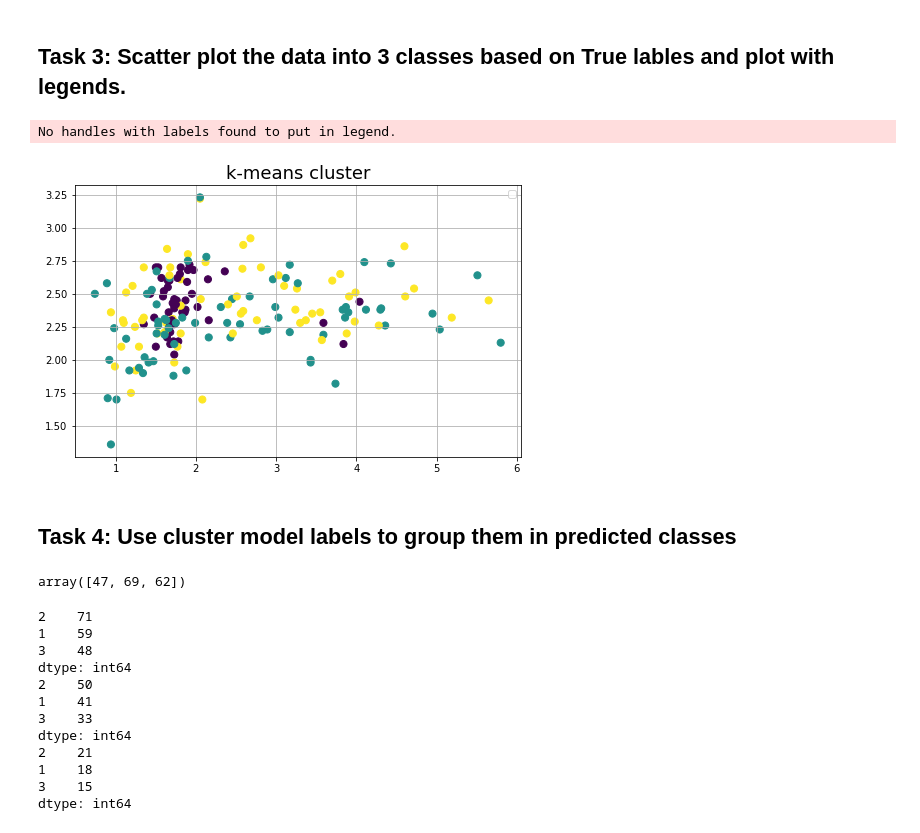
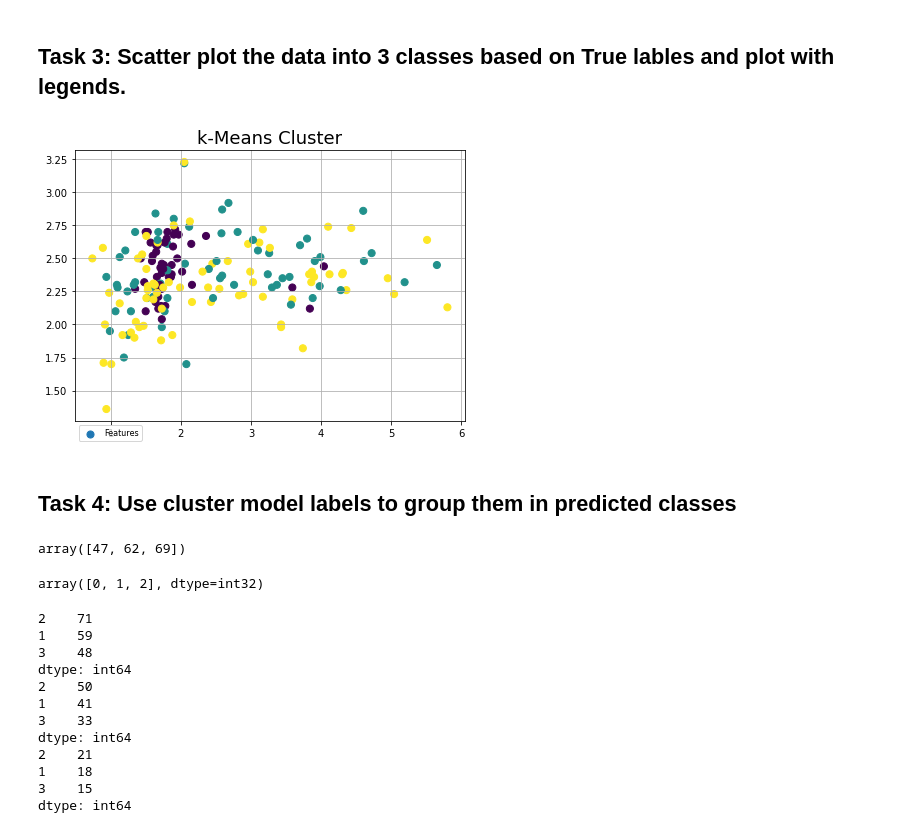
Before and after one commit to Sreelakshmim6/Personal-Projects, a Jupyter notebook: Lab_6/Lab6_Exercise.ipynb, the cells around one changed output. Drawn from its saved outputs; the diff is of its cells as text; code cells hidden in the pictures.

```diff
--- a/Lab_6/Lab6_Exercise.ipynb
+++ b/Lab_6/Lab6_Exercise.ipynb
@@ -313,0 +319,22 @@ URLError: ignored
+# %%
+import pandas as pd
+import numpy as np
+import warnings
+
+warnings.filterwarnings('ignore')
+
+df_wine = pd.read_csv('/content/drive/MyDrive/Wine.csv',header=None)
+
+# if the Wine dataset is temporarily unavailable from the
+# UCI machine learning repository, un-comment the following line
+# of code to load the dataset from a local path:
+
+# df_wine = pd.read_csv('wine.data', header=None)
+
+df_wine.columns = ['Class label', 'Alcohol', 'Malic acid', 'Ash',
+                   'Alcalinity of ash', 'Magnesium', 'Total phenols',
+                   'Flavanoids', 'Nonflavanoid phenols', 'Proanthocyanins',
+                   'Color intensity', 'Hue',
+                   'OD280/OD315 of diluted wines', 'Proline']
+
+df_wine.head()
@@ -365,28 +405,32 @@ Silhouette Coefficient: 0.571
 ## Task 3: Scatter plot the data into 3 classes based on True lables and plot with legends.
 # %%
 from sklearn.impute import SimpleImputer
-imputer = SimpleImputer(missing_values = np.nan, strategy = 'mean',verbose=0)
-imputer = imputer.fit(x.iloc[:, 1:3])
-x.iloc[:, 1:3] = imputer.transform(x.iloc[:, 1:3])
+imp = SimpleImputer(missing_values = np.nan, strategy = 'mean',verbose=0)
+imp = imp.fit(x.iloc[:, 1:3])
+x.iloc[:, 1:3] = imp.transform(x.iloc[:, 1:3])
 # %%
-plt.figure(figsize=(8,5))
-plt.title("k-means cluster", fontsize=18)
+plt.figure(figsize=(7,5))
+plt.title("k-Means Cluster", fontsize=18)
 plt.grid(True)
-plt.scatter(x.iloc[:,1],x.iloc[:,2], c=y_predict,s=50)
-plt.legend()
+plt.scatter(x.iloc[:,1],x.iloc[:,2], c=y_pred,s=50,label="Features")
+
+plt.legend(loc='upper left', numpoints=1, ncol=3, fontsize=8, bbox_to_anchor=(0, 0))
 plt.show()
 # %% [output]
-No handles with labels found to put in legend.
-[figure, old version]
+[figure, new version]
 # %% [markdown]
 ## Task 4: Use cluster model labels to group them in predicted classes
 # %%
 # Write your code here for task 4
 
-values, counts = np.unique(km.labels_, return_counts=True)
-counts
+vals, count = np.unique(km.labels_, return_counts=True)
+count
 # %% [output]
-array([47, 69, 62])
+array([47, 62, 69])
+# %%
+vals
+# %% [output]
+array([0, 1, 2], dtype=int32)
 # %%
 # Now we have splitted the data into 70:30 training and test subsets, respectively.
 
```
Also changed, not shown: parts of 29 cells of this notebook.
